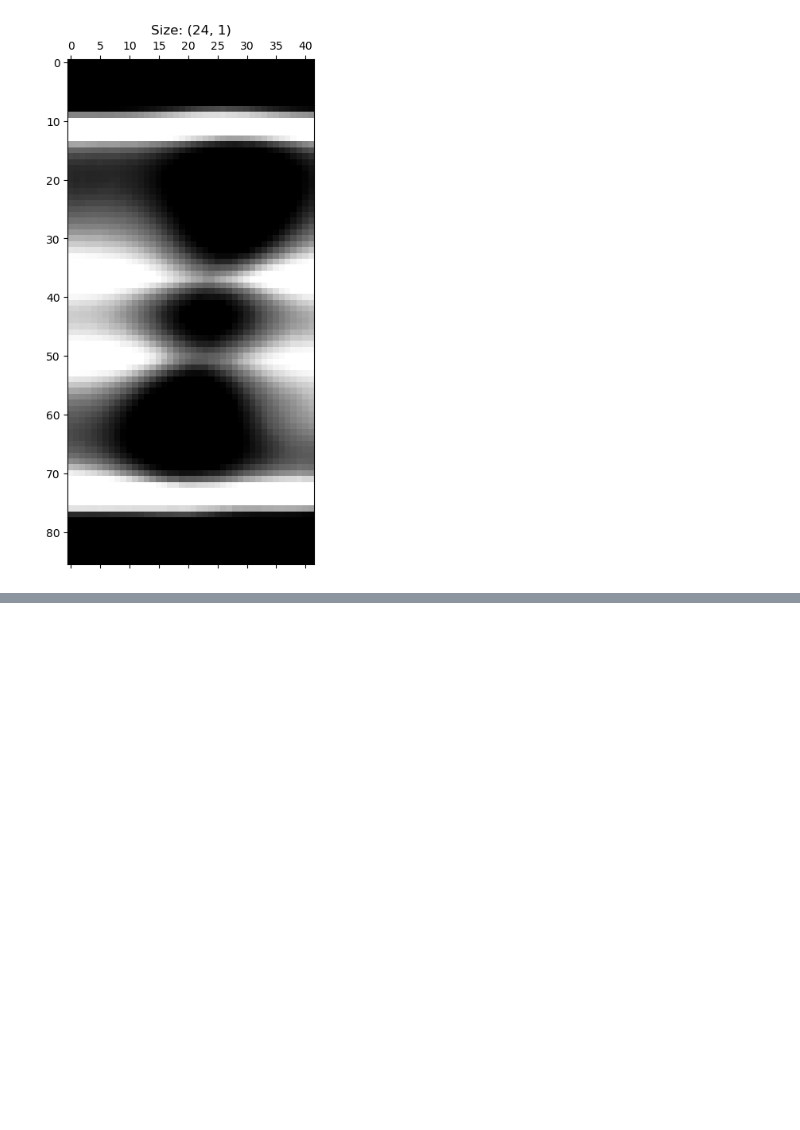
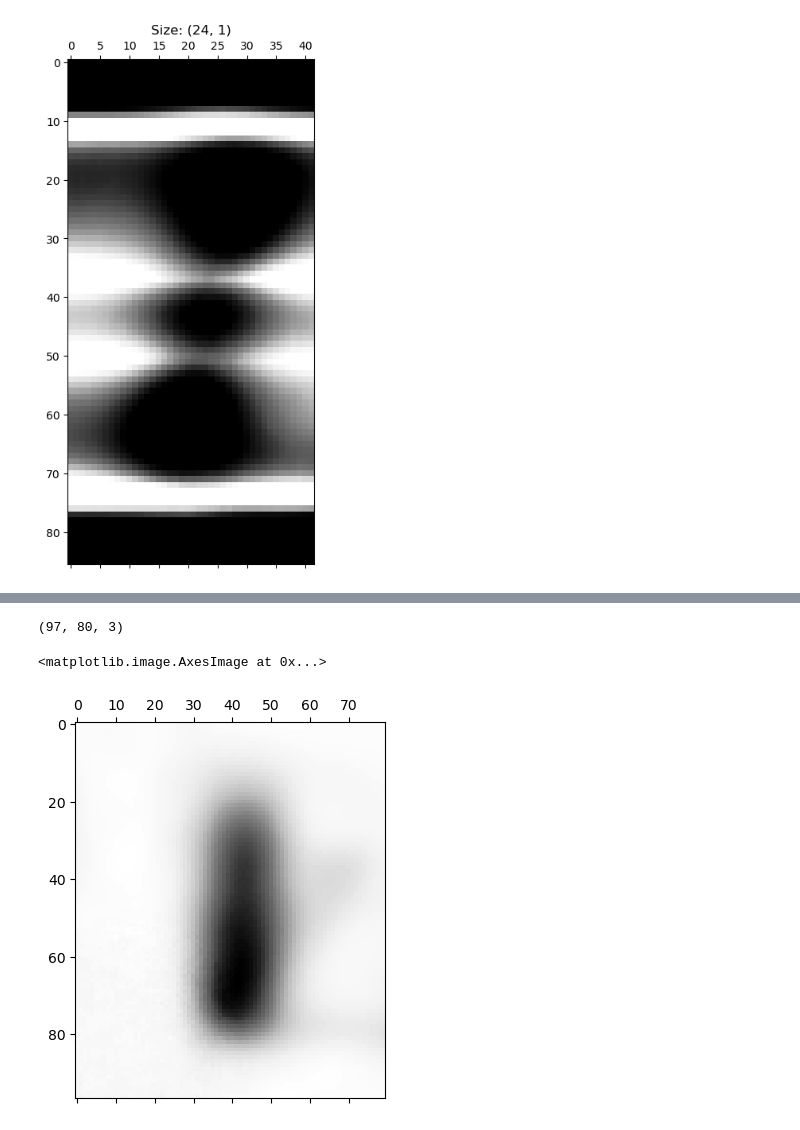
Before and after one commit to muthuganeshece/CVProjects, a Jupyter notebook: XRay/Debluring/Debluring.ipynb, the cells around one changed output, grey strips where cells are left out. Saved outputs shown, nothing was run; the diff lists cells and outputs as text; code cells hidden in the pictures; blank space fills up the shorter version.

```diff
--- a/XRay/Debluring/Debluring.ipynb
+++ b/XRay/Debluring/Debluring.ipynb
@@ -147,0 +187,9 @@ plt.matshow(img[:,:,0], cmap='Greys_r')
+# %%
+img2.shape
+# %% [output]
+(97, 80, 3)
+# %%
+plt.matshow(img2[:,:,2], cmap='Greys_r')
+# %% [output]
+<matplotlib.image.AxesImage at 0x...>
+[figure, added]
```
Also changed, not shown: parts of 16 cells of this notebook.
